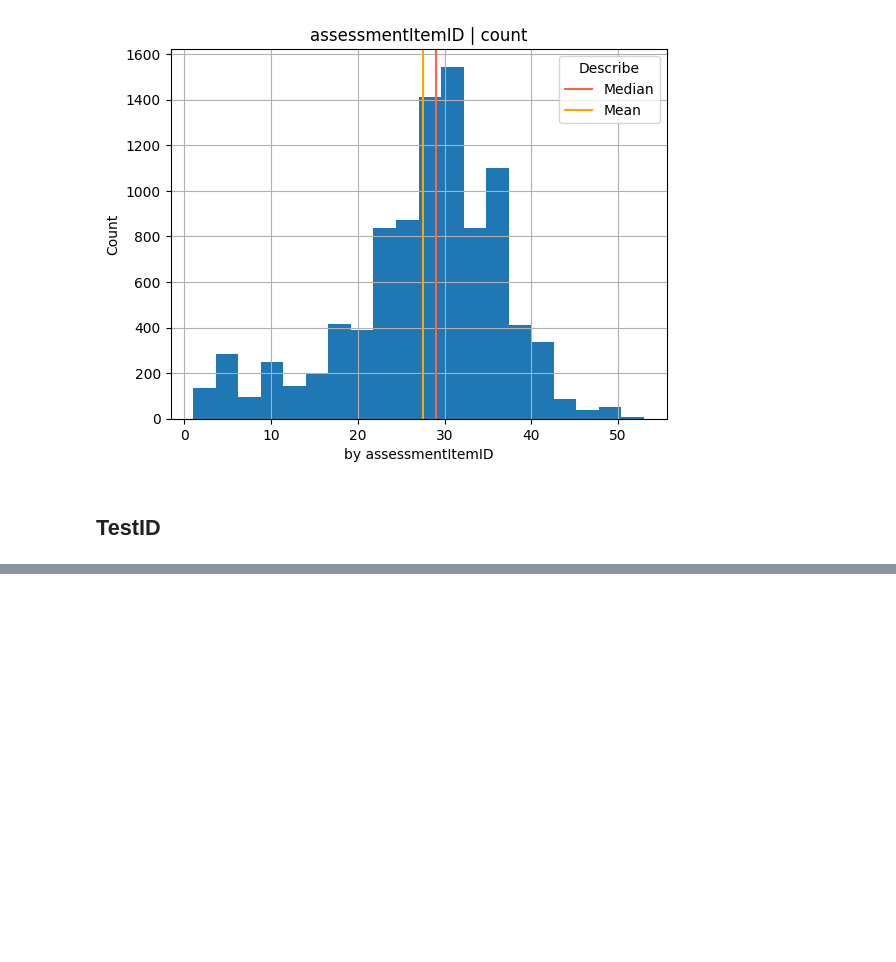
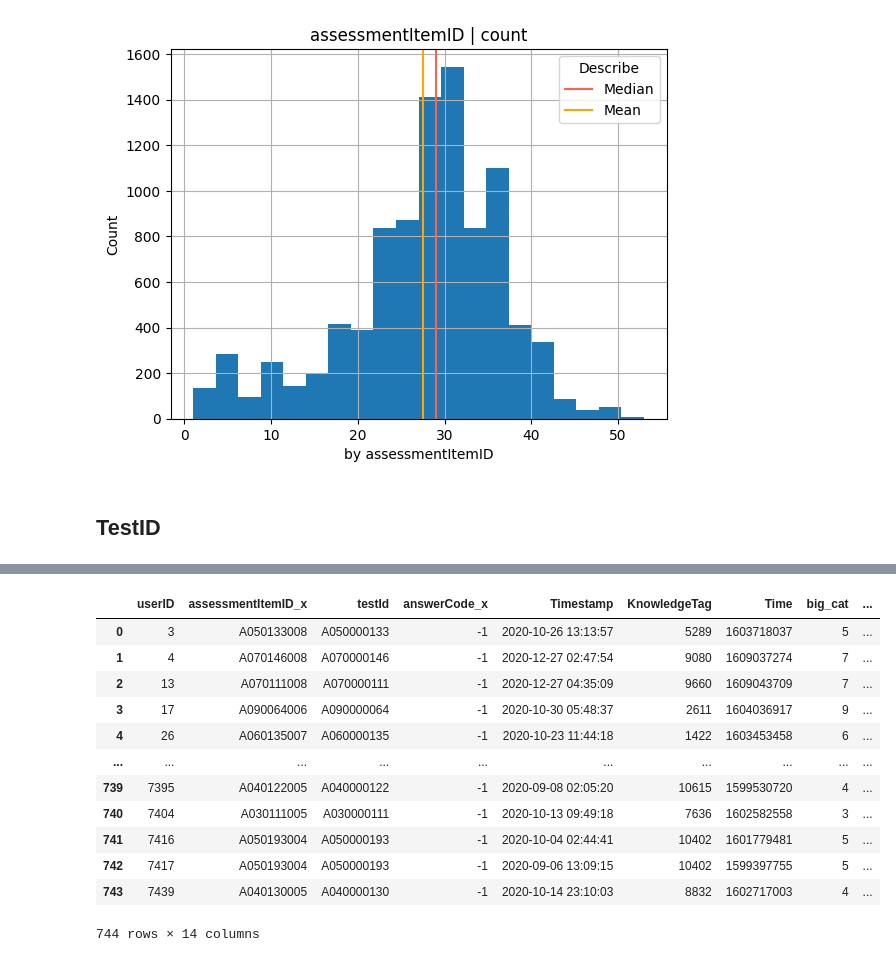
Before and after one commit to boostcampaitech4lv23recsys2/level2_dkt_recsys-level2-recsys-08, a Jupyter notebook: EDA/EDA_juj.ipynb, the cells around one changed output, grey strips where cells are left out. Drawn from its saved outputs; the diff is of its cells as text; code cells hidden in the pictures; blank space fills up the shorter version.

```diff
--- a/EDA/EDA_juj.ipynb
+++ b/EDA/EDA_juj.ipynb
@@ -251,0 +255,10 @@ draw_group(assessment_group_test,"userID")
+# %%
+def big_cat(data):
+    data['big_cat'] = data['testId'].str[2]
+    data_big = data.groupby('big_cat').agg({'answerCode':percentile}).reset_index()
+    data_big.columns = ['big_cat','big_cat_rate']
+    data = data.merge(data_big,how = 'left',on = 'big_cat')
+    return data
+# %%
+train = big_cat(train)
+test = big_cat(test)
@@ -253,0 +345,2 @@ draw_group(assessment_group_test,"userID")
+# %%
+test_group = test[test['answerCode']==-1]
@@ -253,0 +363,16 @@ draw_group(assessment_group_test,"userID")
+# %%
+test_group.merge(test_group.groupby(['year','month','day']).agg({'answerCode':percentile,'assessmentItemID':'count'}).reset_index(),how = 'left',on=['year','month','day'])
+# %% [output]
+|  | userID | assessmentItemID_x | testId | answerCode_x | Timestamp | KnowledgeTag | Time | big_cat | ... |
+| 0 | 3 | A050133008 | A050000133 | -1 | 2020-10-26 13:13:57 | 5289 | 1603718037 | 5 | ... |
+| 1 | 4 | A070146008 | A070000146 | -1 | 2020-12-27 02:47:54 | 9080 | 1609037274 | 7 | ... |
+| 2 | 13 | A070111008 | A070000111 | -1 | 2020-12-27 04:35:09 | 9660 | 1609043709 | 7 | ... |
+| 3 | 17 | A090064006 | A090000064 | -1 | 2020-10-30 05:48:37 | 2611 | 1604036917 | 9 | ... |
+| 4 | 26 | A060135007 | A060000135 | -1 | 2020-10-23 11:44:18 | 1422 | 1603453458 | 6 | ... |
+| ... | ... | ... | ... | ... | ... | ... | ... | ... | ... |
+| 739 | 7395 | A040122005 | A040000122 | -1 | 2020-09-08 02:05:20 | 10615 | 1599530720 | 4 | ... |
+| 740 | 7404 | A030111005 | A030000111 | -1 | 2020-10-13 09:49:18 | 7636 | 1602582558 | 3 | ... |
+| 741 | 7416 | A050193004 | A050000193 | -1 | 2020-10-04 02:44:41 | 10402 | 1601779481 | 5 | ... |
+| 742 | 7417 | A050193004 | A050000193 | -1 | 2020-09-06 13:09:15 | 10402 | 1599397755 | 5 | ... |
+| 743 | 7439 | A040130005 | A040000130 | -1 | 2020-10-14 23:10:03 | 8832 | 1602717003 | 4 | ... |
+744 rows × 14 columns
```
Also changed, not shown: parts of 28 cells of this notebook, 12 other files.
